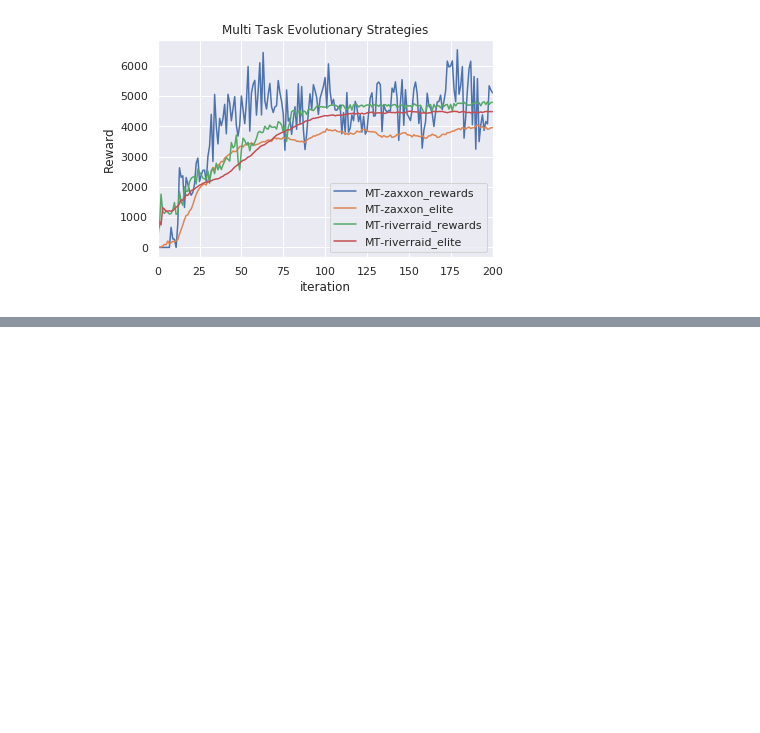
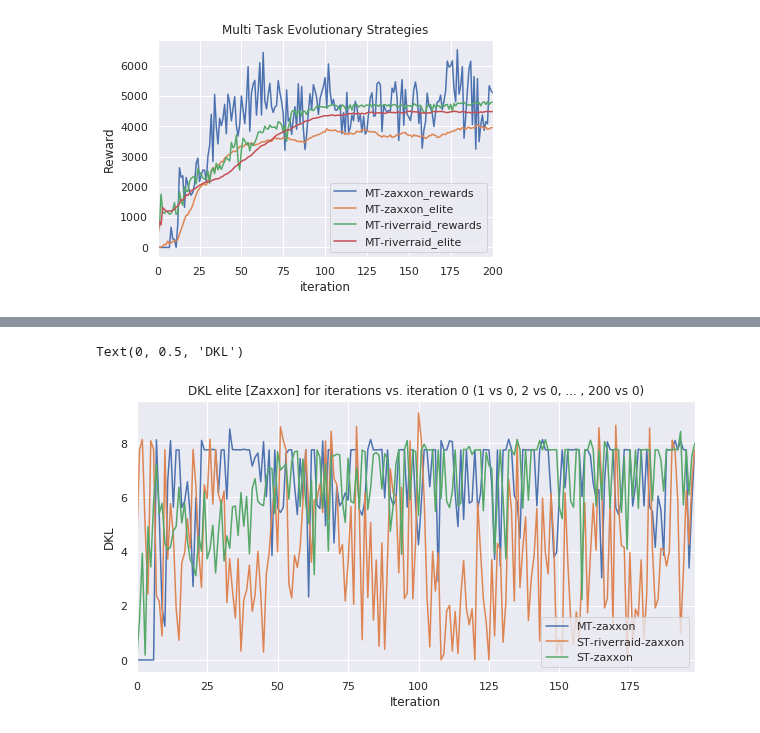
Before and after one commit to deyandyankov/research.mtne, a Jupyter notebook: gpu_implementation/analysis/all_plots.ipynb, the cells around one changed output, grey strips where cells are left out. Drawn from its saved outputs; the diff is of its cells as text; code cells hidden in the pictures; blank space fills up the shorter version.

```diff
--- a/gpu_implementation/analysis/all_plots.ipynb
+++ b/gpu_implementation/analysis/all_plots.ipynb
@@ -128,0 +147,14 @@ Text(0, 0.5, 'DKL')
+# %%
+# 7) - same as 5) but elite only
+dkl_elite_0 = pd.DataFrame.from_dict({
+    'MT-zaxxon': [utils.compute_dkl(experiments['MT'], 0, i, bin_size, epsilon, elite_or_rewards='elite') for i in range(1, iterations)],
+    'ST-zaxxon': [utils.compute_dkl(experiments['ST-zaxxon'], 0, i, bin_size, epsilon, elite_or_rewards='elite') for i in range(1, iterations)],
+    'ST-riverraid-zaxxon': [utils.compute_dkl(experiments['ST-riverraid-zaxxon'], 0, i, bin_size, epsilon, elite_or_rewards='elite') for i in range(1, iterations)]
+})
+p = dkl_elite_0.plot()
+p.set_title("DKL elite [Zaxxon] for iterations vs. iteration 0 (1 vs 0, 2 vs 0, ... , 200 vs 0)")
+p.set_xlabel("Iteration")
+p.set_ylabel("DKL")
+# %% [output]
+Text(0, 0.5, 'DKL')
+[figure, added]
```
Also changed, not shown: parts of 9 cells of this notebook.
